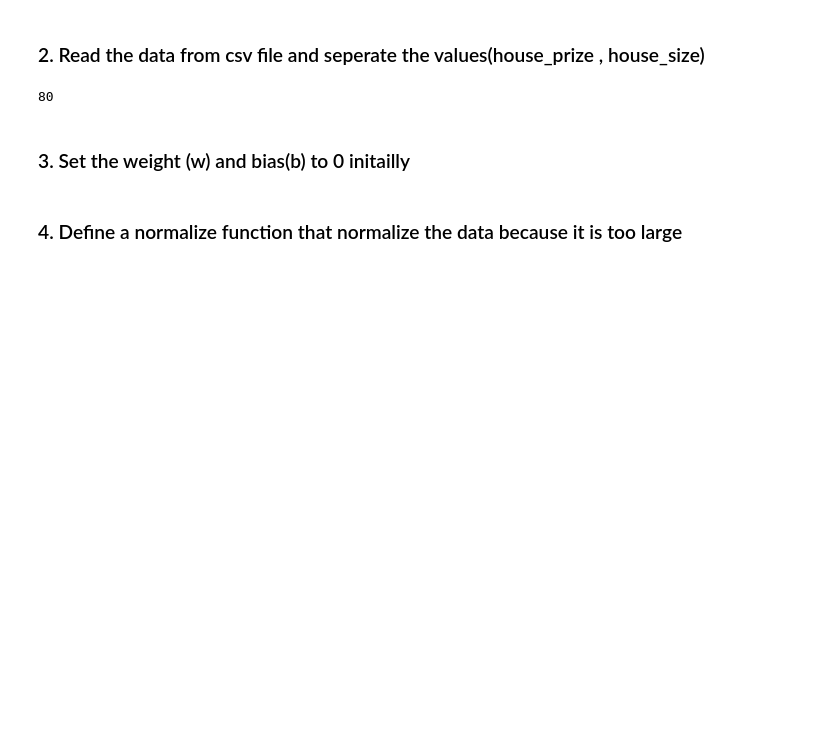
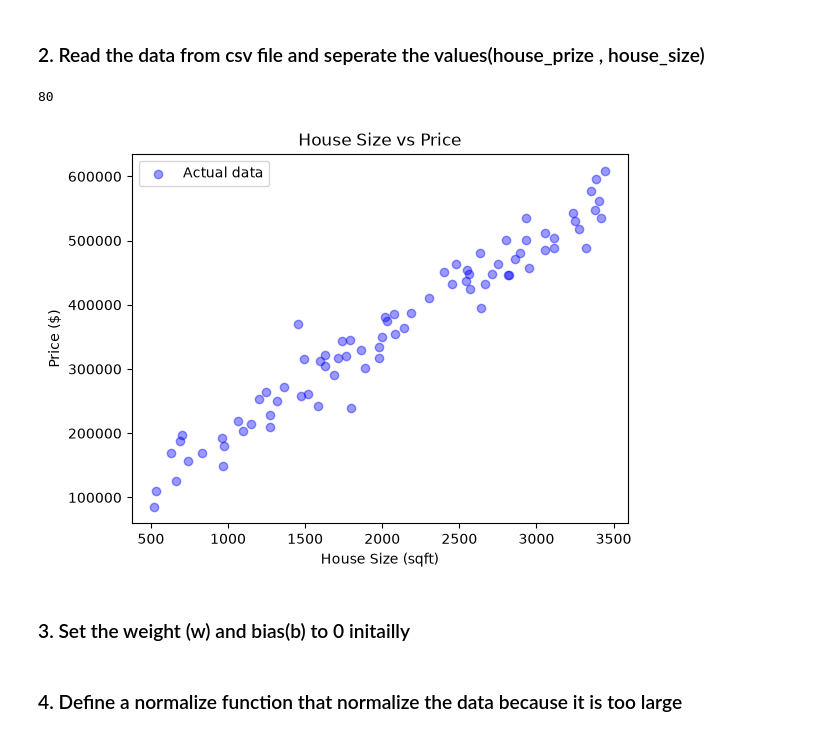
Before and after one commit to dawoodafzal62138/My-ML-Journey, a Jupyter notebook: Phase 2/Projects/Linear Regression from scratch/main.ipynb, the cells around one changed output. Drawn from its saved outputs; the diff is of its cells as text; code cells hidden in the pictures; blank space fills up the shorter version.

Commit message:
[linear Regression from scratch] Add scatter plots , next with more features

```diff
--- a/Phase 2/Projects/Linear Regression from scratch/main.ipynb
+++ b/Phase 2/Projects/Linear Regression from scratch/main.ipynb
@@ -16,6 +16,17 @@ Y_raw = data["price"].values[:80]
 print(x_raw.size)
 # %% [output]
 80
+# %%
+
+
+plt.scatter(x_raw, Y_raw, alpha=0.4, color="blue", label="Actual data")
+plt.xlabel("House Size (sqft)")
+plt.ylabel("Price ($)")
+plt.title("House Size vs Price")
+plt.legend()
+plt.show()
+# %% [output]
+[figure, added]
 # %% [markdown]
 ### 3. Set the weight (w) and bias(b) to 0 initailly
 # %%
```
Also changed, not shown: parts of 5 cells of this notebook, 1 other file.
